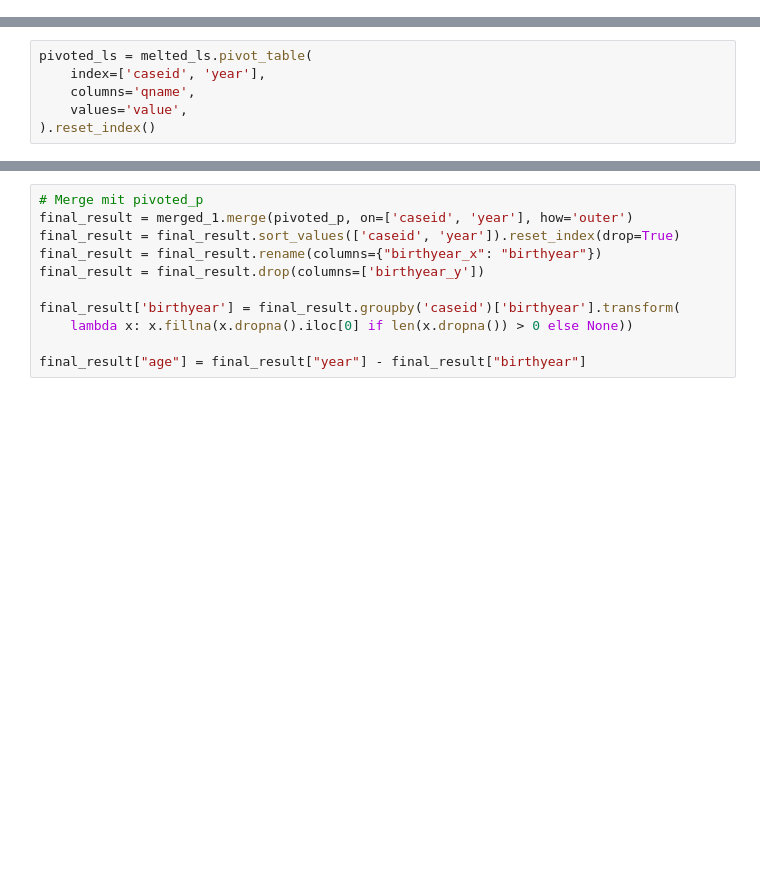
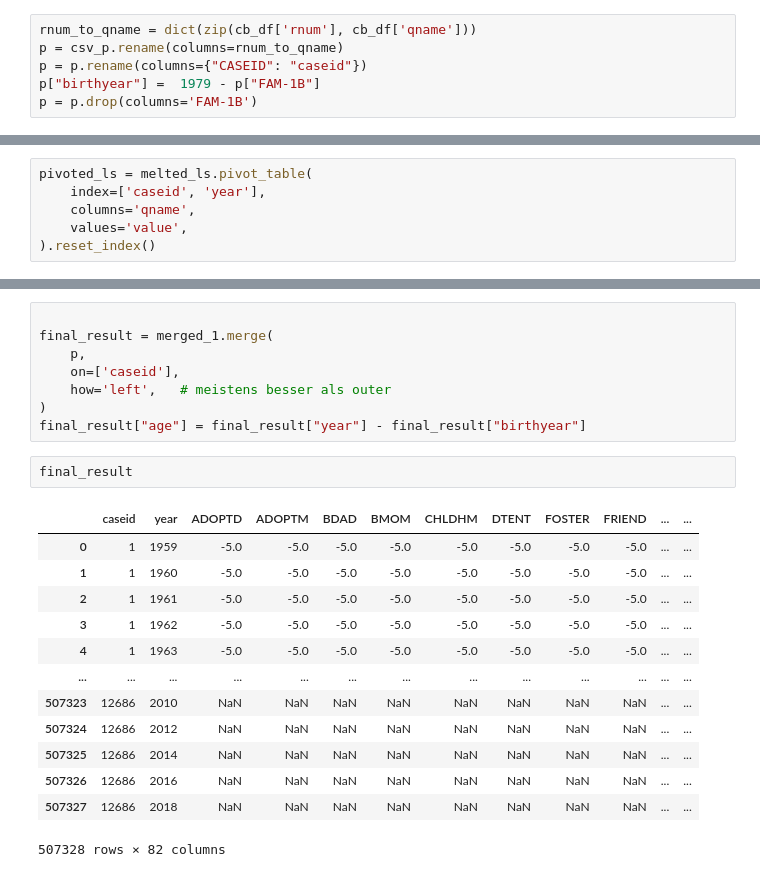
Before and after one commit to theoholler/Bookoflife, a Jupyter notebook: Original/reshape_theo.ipynb, the cells around one changed output, grey strips where cells are left out. Drawn from its saved outputs; the diff is of its cells as text; blank space fills up the shorter version.

```diff
--- a/Original/reshape_theo.ipynb
+++ b/Original/reshape_theo.ipynb
@@ -127,0 +124,6 @@ pivoted_p["birthyear"] =  1979 - pivoted_p["FAM-1B"]
+# %%
+rnum_to_qname = dict(zip(cb_df['rnum'], cb_df['qname']))
+p = csv_p.rename(columns=rnum_to_qname)
+p = p.rename(columns={"CASEID": "caseid"})
+p["birthyear"] =  1979 - p["FAM-1B"]
+p = p.drop(columns='FAM-1B')
@@ -227,14 +261,27 @@ merged_1['age'] = pd.to_numeric(merged_1['year'], errors='coerce') - merged_1['b
 # %%
-# Merge mit pivoted_p
-final_result = merged_1.merge(pivoted_p, on=['caseid', 'year'], how='outer')
-final_result = final_result.sort_values(['caseid', 'year']).reset_index(drop=True)
-final_result = final_result.rename(columns={"birthyear_x": "birthyear"})
-final_result = final_result.drop(columns=['birthyear_y'])
 
-final_result['birthyear'] = final_result.groupby('caseid')['birthyear'].transform(
-    lambda x: x.fillna(x.dropna().iloc[0] if len(x.dropna()) > 0 else None))
-
+final_result = merged_1.merge(
+    p,
+    on=['caseid'],
+    how='left',   # meistens besser als outer
+)
 final_result["age"] = final_result["year"] - final_result["birthyear"]
+# %%
+final_result
+# %% [output]
+|  | caseid | year | ADOPTD | ADOPTM | BDAD | BMOM | CHLDHM | DTENT | FOSTER | FRIEND | ... | ... |
+| 0 | 1 | 1959 | -5.0 | -5.0 | -5.0 | -5.0 | -5.0 | -5.0 | -5.0 | -5.0 | ... | ... |
+| 1 | 1 | 1960 | -5.0 | -5.0 | -5.0 | -5.0 | -5.0 | -5.0 | -5.0 | -5.0 | ... | ... |
+| 2 | 1 | 1961 | -5.0 | -5.0 | -5.0 | -5.0 | -5.0 | -5.0 | -5.0 | -5.0 | ... | ... |
+| 3 | 1 | 1962 | -5.0 | -5.0 | -5.0 | -5.0 | -5.0 | -5.0 | -5.0 | -5.0 | ... | ... |
+| 4 | 1 | 1963 | -5.0 | -5.0 | -5.0 | -5.0 | -5.0 | -5.0 | -5.0 | -5.0 | ... | ... |
+| ... | ... | ... | ... | ... | ... | ... | ... | ... | ... | ... | ... | ... |
+| 507323 | 12686 | 2010 | NaN | NaN | NaN | NaN | NaN | NaN | NaN | NaN | ... | ... |
+| 507324 | 12686 | 2012 | NaN | NaN | NaN | NaN | NaN | NaN | NaN | NaN | ... | ... |
+| 507325 | 12686 | 2014 | NaN | NaN | NaN | NaN | NaN | NaN | NaN | NaN | ... | ... |
+| 507326 | 12686 | 2016 | NaN | NaN | NaN | NaN | NaN | NaN | NaN | NaN | ... | ... |
+| 507327 | 12686 | 2018 | NaN | NaN | NaN | NaN | NaN | NaN | NaN | NaN | ... | ... |
+507328 rows × 82 columns
 # %%
 
 # Erstelle eine "schlanke" Version: Vergleiche mit der Zeile darüber (nicht Baseline)
```
Also changed, not shown: parts of 19 cells of this notebook.
